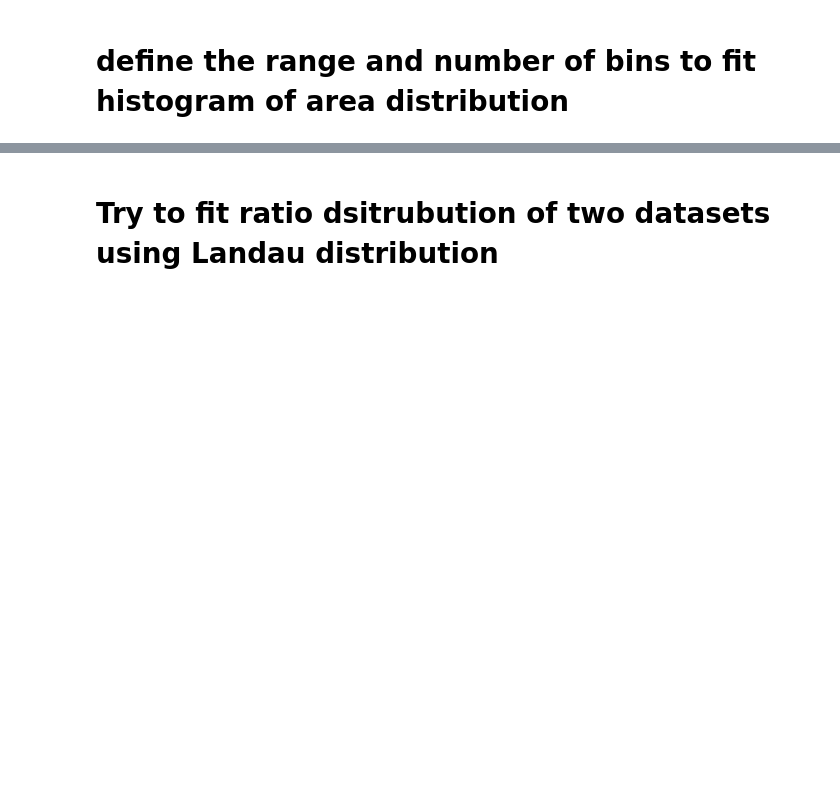
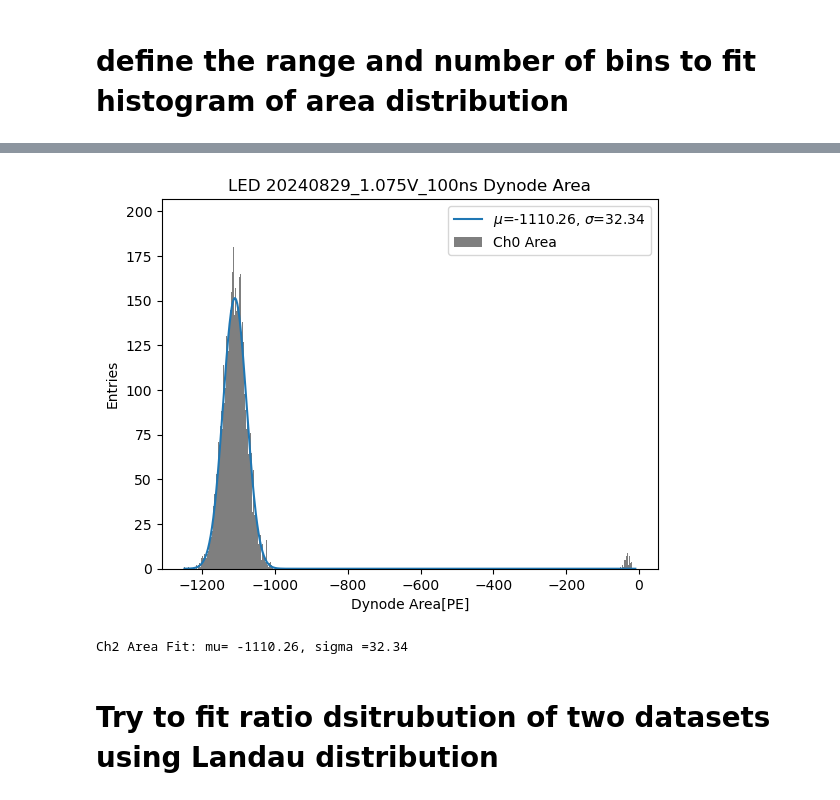
Before and after one commit to Westlake-University-Lsc-lab/ProcessLocalData, a Jupyter notebook: plot_example.ipynb, the cells around one changed output, grey strips where cells are left out. Saved outputs shown, nothing was run; the diff lists cells and outputs as text; code cells hidden in the pictures; blank space fills up the shorter version.

```diff
--- a/plot_example.ipynb
+++ b/plot_example.ipynb
@@ -201,6 +28,6 @@ df
 # %%
 ############################################ run file 20240821 h5py#####################
-file = 'outnpy/LV2415_anodereadout_LV2414_dualreadout_20240821_LED_1.7V_11ns_400_ratio_run0.h5py'
+#file = 'outnpy/LV2415_anodereadout_LV2414_dualreadout_20240821_LED_1.7V_11ns_400_ratio_run0.h5py'
 #file = 'outnpy/LV2415_anodereadout_LV2414_dualreadout_20240821_LED_1.7V_12ns_400_ratio_run0.h5py'
 #file = 'outnpy/LV2415_anodereadout_LV2414_dualreadout_20240821_LED_1.7V_13ns_400_ratio_run0.h5py'
 #file  = 'outnpy/LV2415_anodereadout_LV2414_dualreadout_20240821_LED_1.7V_14ns_400_ratio_run0.h5py'
@@ -217,8 +44,11 @@ file = 'outnpy/LV2415_anodereadout_LV2414_dualreadout_20240821_LED_1.7V_11ns_400
 #file = 'outnpy/LV2415_anodereadout_LV2414_dualreadout_20240826_LED_1.13V_63ns_400_ratio_run0.h5py'
 #file = 'outnpy/LV2415_anodereadout_LV2414_dualreadout_20240826_LED_1.13V_63ns_400_ratio_run0_test.h5df'
 #file = 'outnpy/LV2415_anodereadout_LV2414_dualreadout_20240826_LED_1.13V_63ns_400_ratio_run0_debug_area.h5df'
+#file = 'outnpy/LV2415_anodereadout_LV2414_dualreadout_20240826_LED_1.7V_17ns_400_ratio_run0_debug_area.h5df'
+#file = 'outnpy/lv2415_anode_lv2414_dual_20240829_LED_1.045V_200ns_400_ratio_run0_debug.h5df'
+file =  'outnpy/lv2415_anode_lv2414_dual_20240829_LED_1.075V_100ns_400_ratio_run0.h5py'
 # %%
-file_date = file.split('LED_')[0].split('readout_')[2]
+file_date = file.split('LED_')[0].split('dual_')[1]
 led_config = file.split('LED_')[1].split('_400')[0]
 file_tag = file_date + led_config
 file_tag
@@ -237,4 +107,5 @@ df.head()
 # %%
-area_ch0 = df.Area[df.Ch==0 ].astype(np.float64).to_numpy()
-area_ch1 = df.Area_fixrange[df.Ch==1 ].astype(np.float64).to_numpy()
+area_ch0 = df.Area_fixrange[df.Ch==1 ].astype(np.float64).to_numpy()
+area_ch1 = df.Area_fixrange[df.Ch==0 ].astype(np.float64).to_numpy()
+area_ch2 = df.Area_fixrange[df.Ch==2 ].astype(np.float64).to_numpy()
 # %%
@@ -249,9 +127,17 @@ nbins_ch0 = round(np.max(area_ch0)-np.min(area_ch0))
 left_edge_ch0 = np.min(area_ch0)
 right_edge_ch0 = np.max(area_ch0)
 amplitude_ch0 = len(area_ch0)
+
 mean_ch1 = np.mean(area_ch1)
 std_ch1 = np.std(area_ch1)
 nbins_ch1 = round(np.max(area_ch1)-np.min(area_ch1))
 left_edge_ch1 = np.min(area_ch1)
 right_edge_ch1 = np.max(area_ch1)
 amplitude_ch1 = len(area_ch1)
+
+mean_ch2 = np.mean(-area_ch2)
+std_ch2 = np.std(-area_ch2)
+nbins_ch2 = round(np.max(-area_ch2)-np.min(-area_ch2))
+left_edge_ch2 = np.min(-area_ch2)
+right_edge_ch2 = np.max(-area_ch2)
+amplitude_ch2 = len(-area_ch2)
@@ -258,3 +157,24 @@ amplitude_ch1 = len(area_ch1)
+# %%
+hist, bins_edges = np.histogram( -area_ch2, bins= nbins_ch2*10, range=(left_edge_ch2, right_edge_ch2))
+bins = (bins_edges[:-1] + bins_edges[1:])/2
+popt, pcov = curve_fit(analysis_data.gaussian, bins, hist, p0=[amplitude_ch2, mean_ch2,  std_ch2])
+x_fit = np.linspace(np.min(bins), np.max(bins), 1000)
+y_fit = analysis_data.gaussian(x_fit, *popt)
+plt.plot(x_fit, y_fit, label=r'$\mu$={:.2f}, $\sigma$={:.2f}'.format(popt[1], popt[2]))
+#plt.hist(area_ch0, bins=nbins_ch0, range=(left_edge_ch0, right_edge_ch0),  color='black', density=False, alpha=0.5, label='Ch0 Area')
+plt.hist( -area_ch2, bins=nbins_ch2*10, range=(left_edge_ch2, right_edge_ch2),  color='black', density=False, alpha=0.5, label='Ch0 Area')
+plt.xlabel('Dynode Area[PE]')
+plt.ylabel('Entries')
+plt.title(r'LED {} Dynode Area'.format(file_tag))
+plt.legend()
+plt.savefig(r'./res/LED_{}_Ch2_Area_fit_{:.2f}_PE_sigma_{:.2f}.png'.format(file_tag,popt[1], popt[2]),dpi=300)
+plt.show()
+print(r'Ch2 Area Fit: mu= {:.2f}, sigma ={:.2f}'.format(popt[1], popt[2]))
+Ch2_area_pe_mu = popt[1]
+Ch2_area_pe_sigma = popt[2]
+# %% [output]
+[figure, added]
+Ch2 Area Fit: mu= -1110.26, sigma =32.34
 # %%
 mean_ch0, std_ch0 ,left_edge_ch0 , right_edge_ch0, nbins_ch0 , amplitude_ch0
 # %%
```
Also changed, not shown: parts of 38 cells of this notebook.
